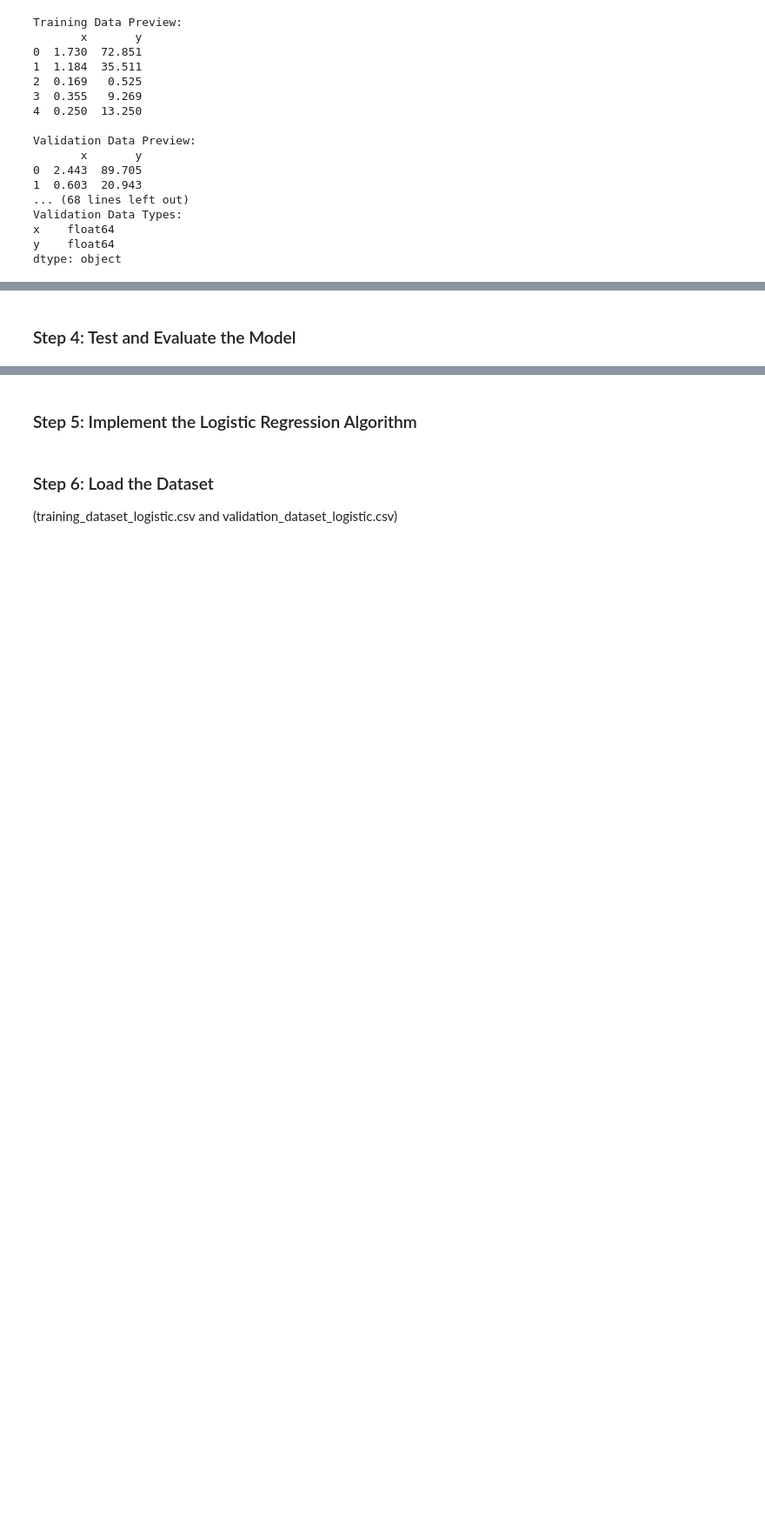
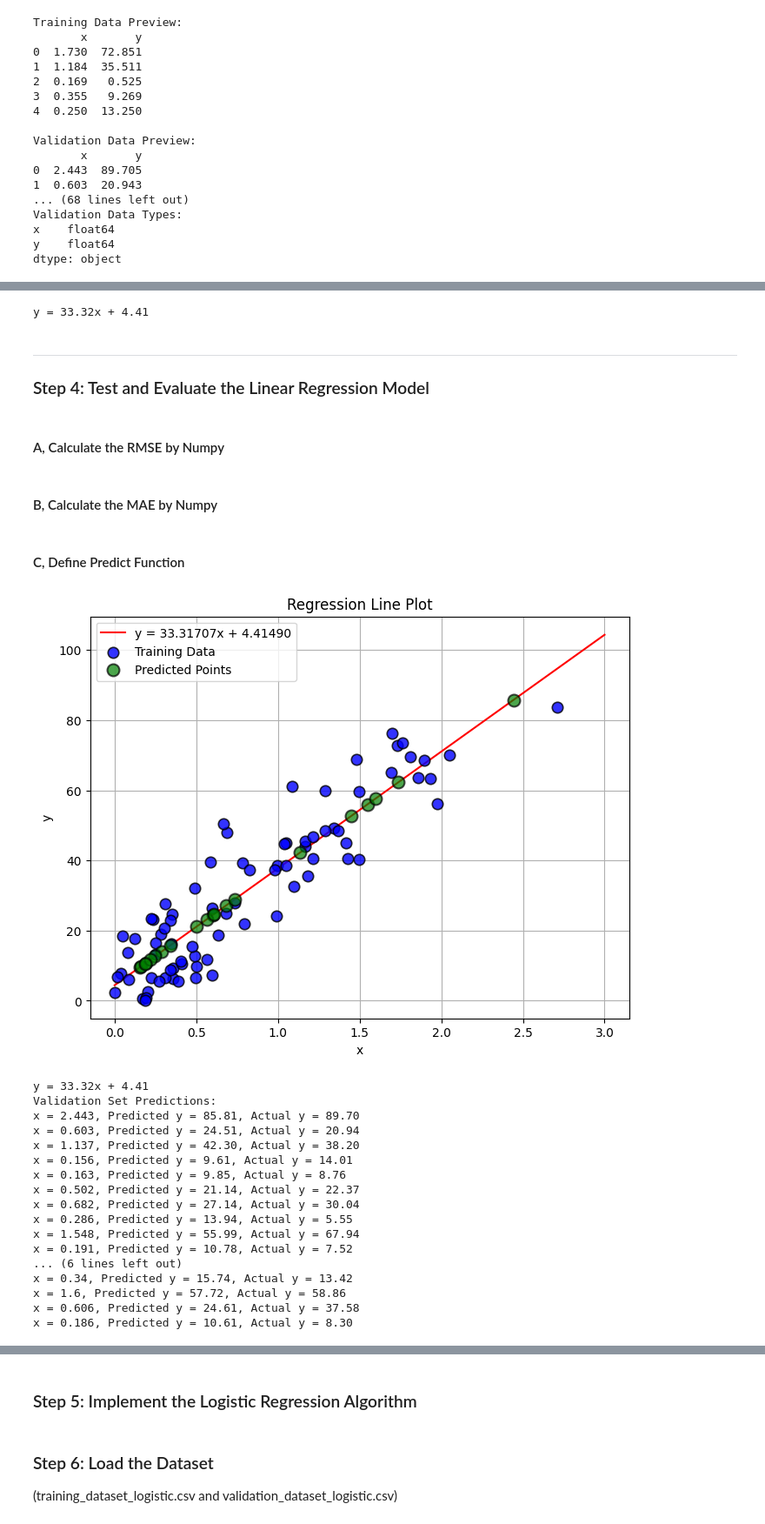
Before and after one commit to NolanMM/PROG74000-25W-Sec1-Applications-of-Artificial-Intelligence-and-Machine-Learning, a Jupyter notebook: Assignment_2/Assignment_2.ipynb, the cells around one changed output, grey strips where cells are left out. Shown at 87% size. Drawn from its saved outputs; the diff is of its cells as text; code cells hidden in the pictures; blank space fills up the shorter version.

Commit message:
Finished Step 4 - Assignment 2

```diff
--- a/Assignment_2/Assignment_2.ipynb
+++ b/Assignment_2/Assignment_2.ipynb
@@ -246,20 +425,24 @@ def step_3_train_linear_model(TrainData):
     """
 
     # Separate the data into features (X) and target values (Y)
-    TrainX = TrainData["x"].values.reshape(-1, 1)  # Convert to numpy array and reshape for the model
+    TrainX = TrainData["x"].values  # Convert to numpy array and reshape for the model
     TrainY = TrainData["y"].values  # Training Y values
 
     # Instantiate the LinearRegression class
-    linear_model = LinearRegression()
+    linear_model = Linear_Regression()
 
     # Fit the model with the training data
     linear_model.fit(TrainX, TrainY)
 
-
     return linear_model, TrainX, TrainY
 
-
-
 linear_model, TrainX, TrainY = step_3_train_linear_model(Train_Data)
+print(linear_model._display_formula())
+# %% [output]
+y = 33.32x + 4.41
 # %% [markdown]
-### Step 4: Test and Evaluate the Model
+---
+
+### Step 4: Test and Evaluate the Linear Regression Model
+# %% [markdown]
+#### A, Calculate the RMSE by Numpy
@@ -265,0 +462,2 @@ linear_model, TrainX, TrainY = step_3_train_linear_model(Train_Data)
+# %% [markdown]
+#### B, Calculate the MAE by Numpy
@@ -265,0 +477,51 @@ linear_model, TrainX, TrainY = step_3_train_linear_model(Train_Data)
+# %% [markdown]
+#### C, Define Predict Function
+# %%
+def step_4_predict(linear_model, ValidationData):
+    """
+    Predict the target values for the validation set using the trained model.
+
+    Args:
+        linear_model (LinearRegression): Trained LinearRegression model.
+        ValidationData (pandas.DataFrame): Pandas dataframe containing the validation set features.
+
+    Returns:
+        ValidationX (numpy.ndarray): Input features (Validation x) used for prediction.
+        predictions (numpy.ndarray): Predicted target values for the validation set.
+    """
+    # Extract validation features
+    ValidationX = ValidationData["x"].values
+
+    # Predict using the trained model
+    predictions = linear_model.predict(ValidationX)
+
+    return ValidationX, predictions
+# %%
+ValidationX, predictions = step_4_predict(linear_model, Validation_Data)
+
+# Plot the regression line, training data, and validation predictions
+linear_model.plot_regression_line(x_max=max(max(TrainX), max(ValidationX)),
+                                  labels=ValidationX, predictions=predictions, train_x=TrainX, train_y=TrainY)
+print(linear_model._display_formula())
+print("Validation Set Predictions:")
+for x, y_pred, y_actual in zip(ValidationX, predictions, Validation_Data["y"].values):
+    print(f"x = {x}, Predicted y = {y_pred:.2f}, Actual y = {y_actual:.2f}")
+# %% [output]
+[figure, added]
+y = 33.32x + 4.41
+Validation Set Predictions:
+x = 2.443, Predicted y = 85.81, Actual y = 89.70
+x = 0.603, Predicted y = 24.51, Actual y = 20.94
+x = 1.137, Predicted y = 42.30, Actual y = 38.20
+x = 0.156, Predicted y = 9.61, Actual y = 14.01
+x = 0.163, Predicted y = 9.85, Actual y = 8.76
+x = 0.502, Predicted y = 21.14, Actual y = 22.37
+x = 0.682, Predicted y = 27.14, Actual y = 30.04
+x = 0.286, Predicted y = 13.94, Actual y = 5.55
+x = 1.548, Predicted y = 55.99, Actual y = 67.94
+x = 0.191, Predicted y = 10.78, Actual y = 7.52
+... (6 lines left out)
+x = 0.34, Predicted y = 15.74, Actual y = 13.42
+x = 1.6, Predicted y = 57.72, Actual y = 58.86
+x = 0.606, Predicted y = 24.61, Actual y = 37.58
+x = 0.186, Predicted y = 10.61, Actual y = 8.30
```
Also changed, not shown: parts of 28 cells of this notebook.
